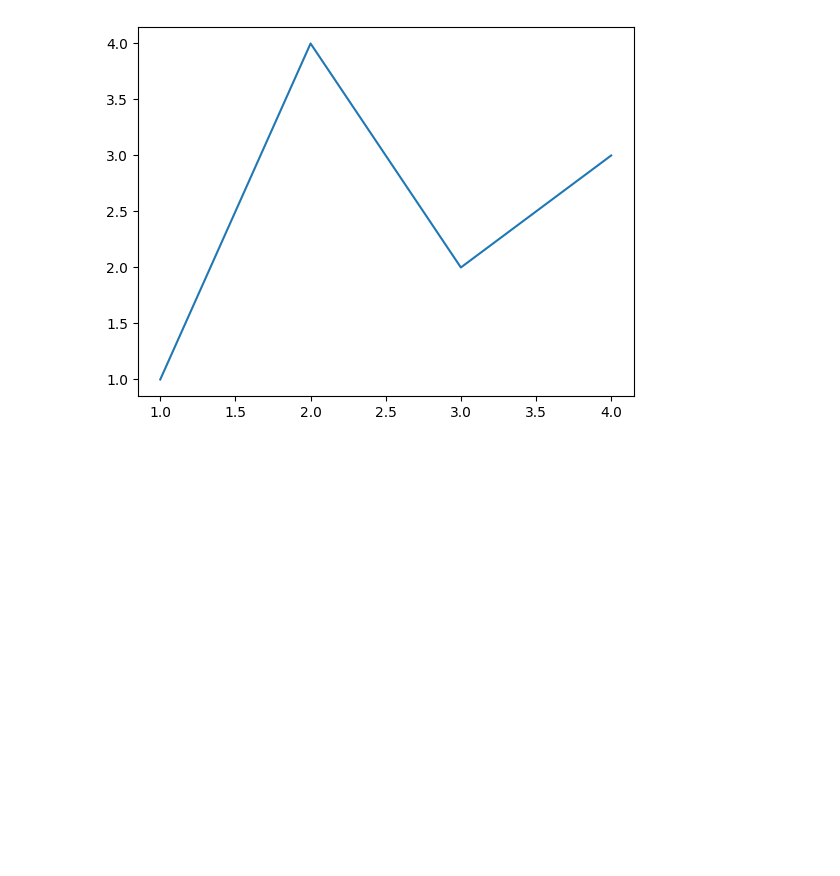
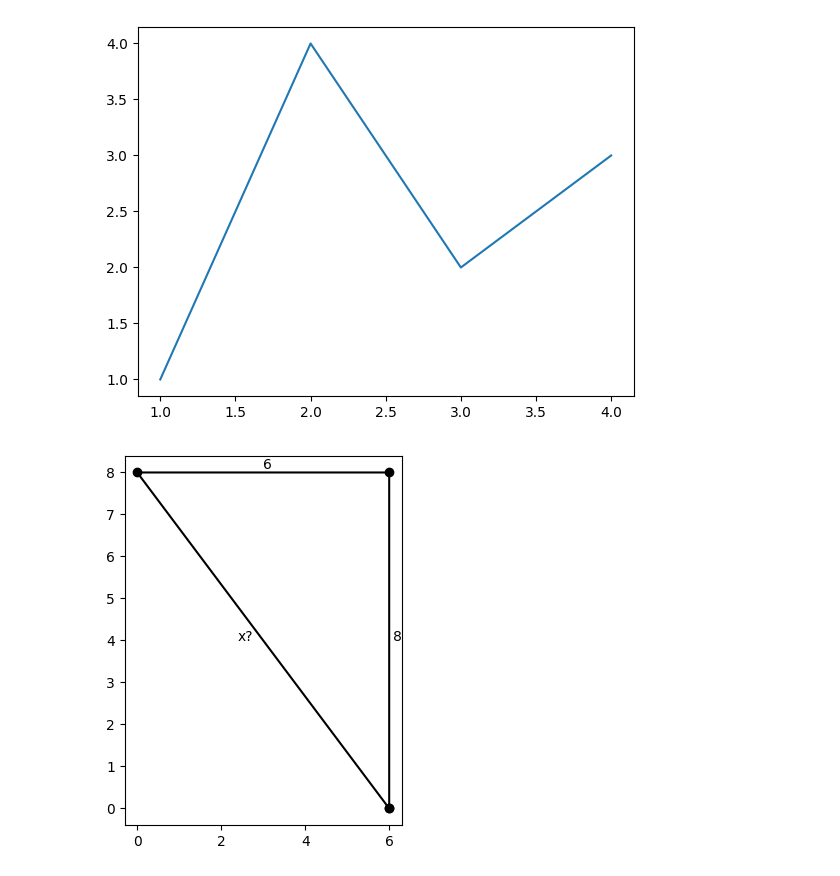
Before and after one commit to bestfood-lxj/jupyter-notes, a Jupyter notebook: something/hello.ipynb, the cells around one changed output. Cells and saved outputs as stored; diff of their text form; code cells hidden in the pictures; blank space fills up the shorter version.

```diff
--- a/something/hello.ipynb
+++ b/something/hello.ipynb
@@ -30,3 +30,17 @@ ax.plot([1,2,3,4],[1,4,2,3])
 plt.show()
 # %% [output]
 [figure]
+# %%
+import matplotlib.pyplot  as plt
+point_a = (6,0)
+point_b = (6,8)
+point_c = (0,8)
+plt.plot(*zip(point_a,point_b,point_c,point_a), marker='o', color='black')
+ax = plt.gca()
+ax.set_aspect('equal', adjustable='box')
+ax.text(3,8.1,"6")
+ax.text(6.1,4,"8")
+ax.text(2.4,4,'x?')
+plt.show()
+# %% [output]
+[figure, added]
```
